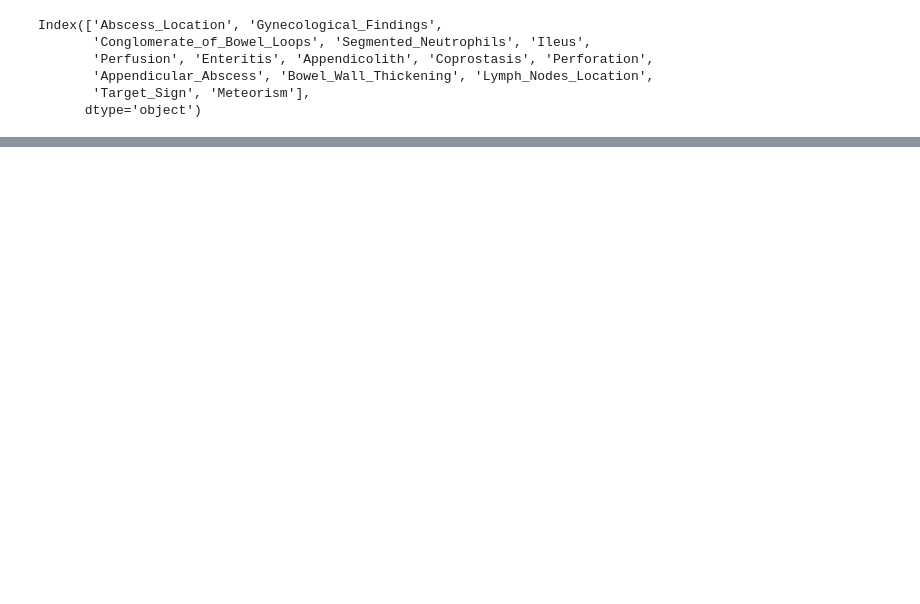
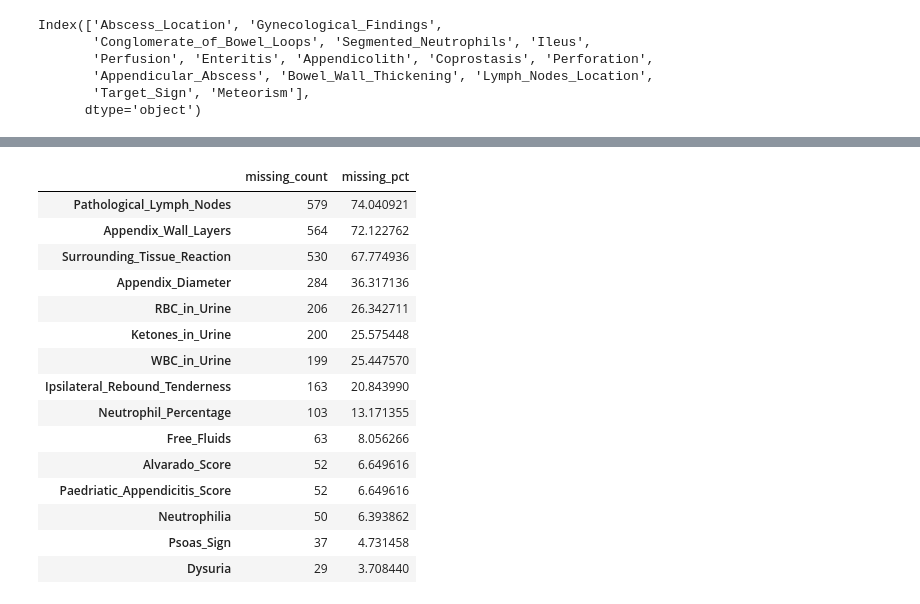
Before and after one commit to jariel17/ml_models, a Jupyter notebook: notebooks/eda.ipynb, the cells around one changed output, grey strips where cells are left out. Cells and saved outputs as stored; diff of their text form; code cells hidden in the pictures; blank space fills up the shorter version.

```diff
--- a/notebooks/eda.ipynb
+++ b/notebooks/eda.ipynb
@@ -299,0 +258,24 @@ msno.heatmap(df_top_missing, figsize=(8, 6))
+# %%
+missing_count = df_top_missing.isnull().sum()
+missing_pct = 100 * missing_count / len(df)
+missing = pd.concat([missing_count, missing_pct], axis=1)
+missing.columns = ['missing_count', 'missing_pct']
+missing = missing.sort_values('missing_pct', ascending=False)
+missing.head(30)
+# %% [output]
+|  | missing_count | missing_pct |
+| Pathological_Lymph_Nodes | 579 | 74.040921 |
+| Appendix_Wall_Layers | 564 | 72.122762 |
+| Surrounding_Tissue_Reaction | 530 | 67.774936 |
+| Appendix_Diameter | 284 | 36.317136 |
+| RBC_in_Urine | 206 | 26.342711 |
+| Ketones_in_Urine | 200 | 25.575448 |
+| WBC_in_Urine | 199 | 25.447570 |
+| Ipsilateral_Rebound_Tenderness | 163 | 20.843990 |
+| Neutrophil_Percentage | 103 | 13.171355 |
+| Free_Fluids | 63 | 8.056266 |
+| Alvarado_Score | 52 | 6.649616 |
+| Paedriatic_Appendicitis_Score | 52 | 6.649616 |
+| Neutrophilia | 50 | 6.393862 |
+| Psoas_Sign | 37 | 4.731458 |
+| Dysuria | 29 | 3.708440 |
```
Also changed, not shown: parts of 13 cells of this notebook, 1 other file.
